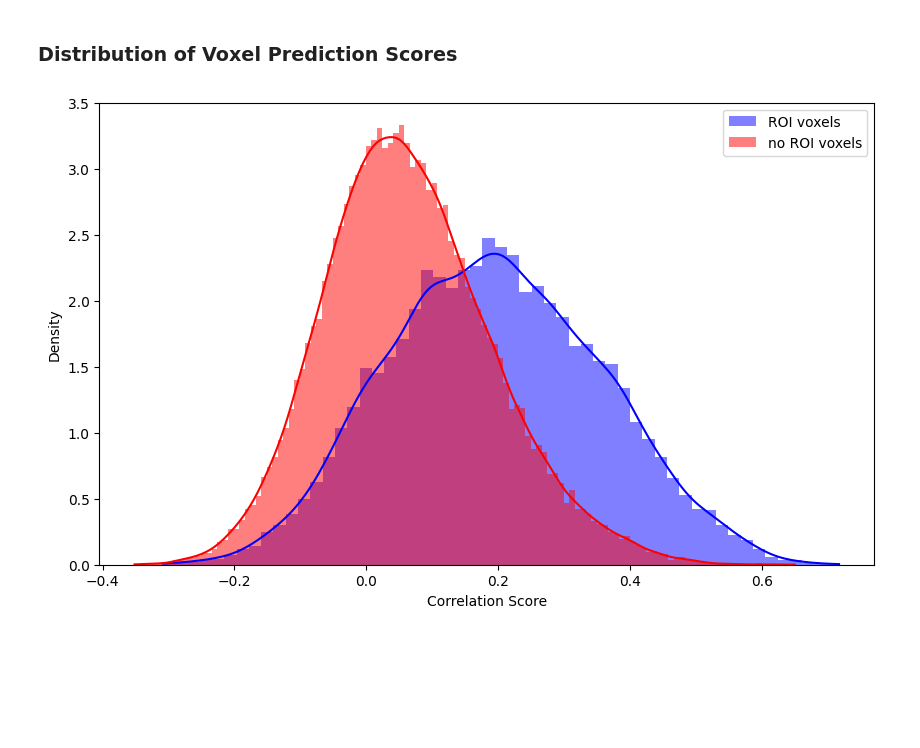
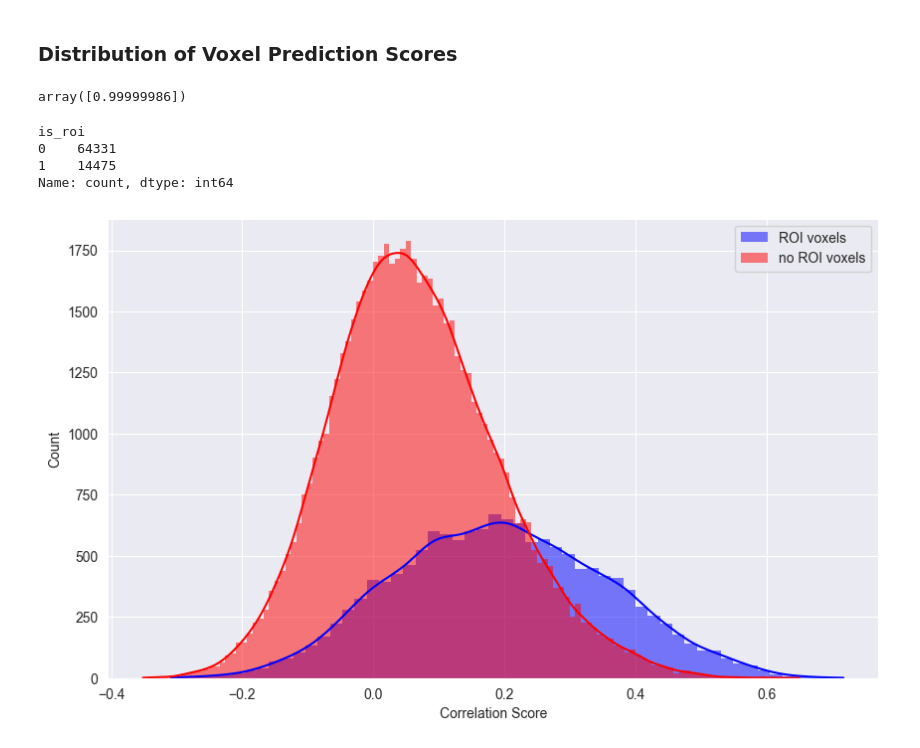
Before and after one commit to mafr22ao/Brainvision_Project, a Jupyter notebook: results_analysis.ipynb, the cells around one changed output. Drawn from its saved outputs; the diff is of its cells as text; code cells hidden in the pictures; blank space fills up the shorter version.

```diff
--- a/results_analysis.ipynb
+++ b/results_analysis.ipynb
@@ -119,5 +137,9 @@ results_wb
 # %% [markdown]
 ### Distribution of Voxel Prediction Scores
+# %%
+corr
+# %% [output]
+array([0.99999986])
 # %%
 results_wb = results[results["ROI"] == "WB"]
 # best model
@@ -140,25 +162,32 @@ for sub in results_wb["sub"].unique():
         voxels = np.load(voxel_path)
         all_roi_voxels = np.concatenate((all_roi_voxels, voxels))
     results_wb["is_roi"] = results_wb.apply(check_if_roi, axis=1)
+# %%
+results_wb["is_roi"].value_counts()
+# %% [output]
+is_roi
+0    64331
+1    14475
+Name: count, dtype: int64
 # %%
 import matplotlib.pyplot as plt
 import seaborn as sns
 
 roi_data = results_wb[results_wb['is_roi'] == 1]['correlation_score']
 non_roi_data = results_wb[results_wb['is_roi'] == 0]['correlation_score']
 
 
 plt.figure(figsize=(10, 6))
-sns.histplot(roi_data, color='blue', label='ROI voxels', kde=True, stat="density", linewidth=0)
-sns.histplot(non_roi_data, color='red', label='no ROI voxels', kde=True, stat="density", linewidth=0)
+sns.histplot(roi_data, color='blue', label='ROI voxels', kde=True, stat="count", linewidth=0)
+sns.histplot(non_roi_data, color='red', label='no ROI voxels', kde=True, stat="count", linewidth=0)
 plt.xlabel('Correlation Score')
-plt.ylabel('Density')
+plt.ylabel('Count')
 plt.legend()
 
 # save
 plt.savefig('correlation_scores_distribution.png')
 
 # plot
 plt.show()
 # %% [output]
-[figure, old version]
+[figure, new version]
```
Also changed, not shown: parts of 3 cells of this notebook, 1 other file.
